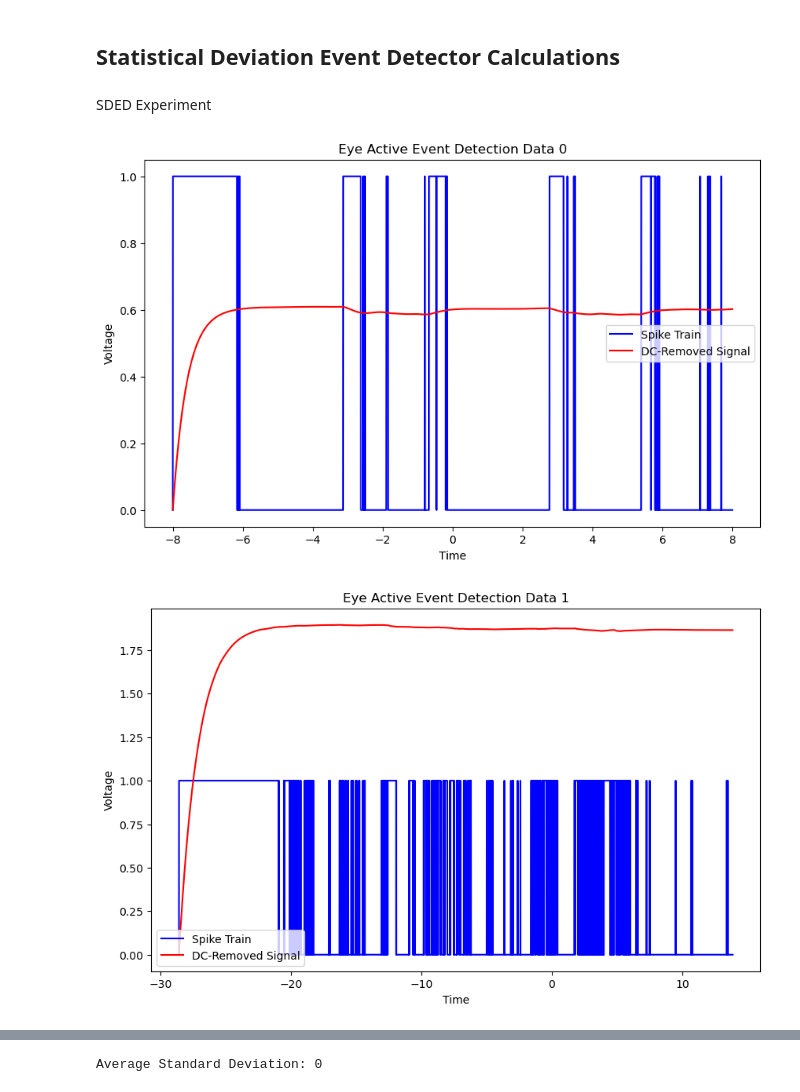
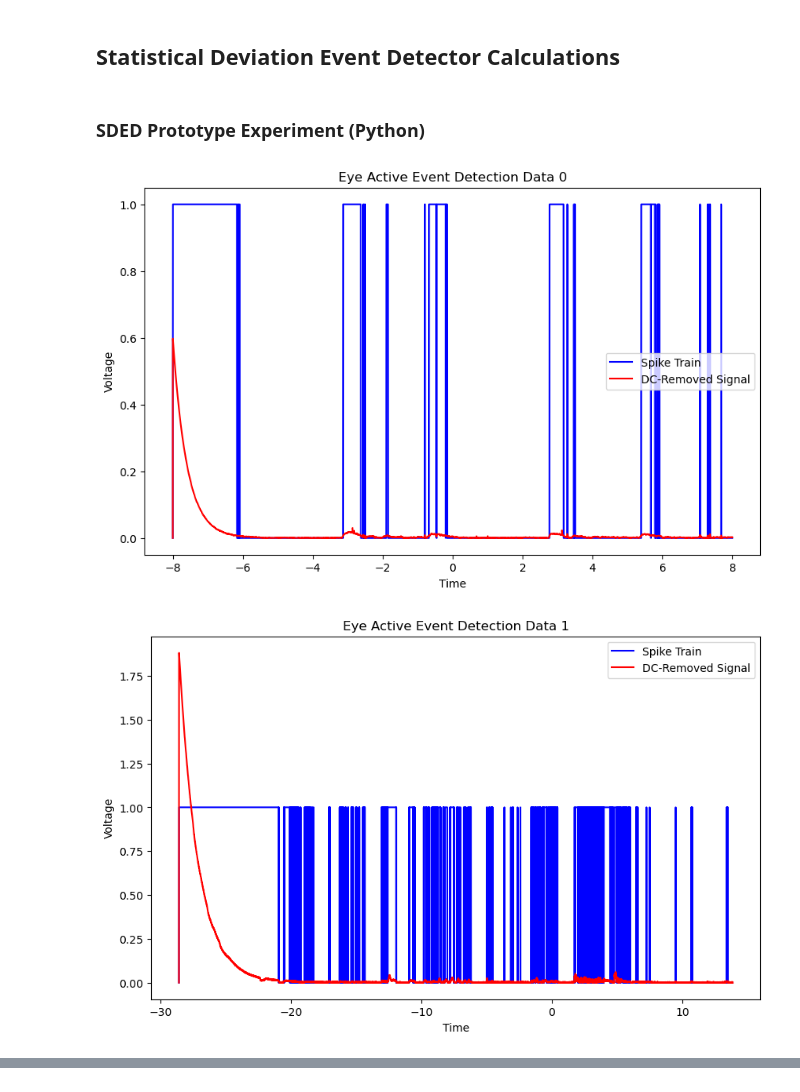
Before and after one commit to Keith-Khadar/Gh05t, a Jupyter notebook: ml-model/SDED.ipynb, the cells around one changed output, grey strips where cells are left out. Cells and saved outputs as stored; diff of their text form; code cells hidden in the pictures.

Commit message:
updated sded ipynb

```diff
--- a/ml-model/SDED.ipynb
+++ b/ml-model/SDED.ipynb
@@ -31,51 +29,51 @@ from scipy.signal import butter, filtfilt, welch
 # %%
 def apply_sded(x, eff_dc, alpha, delta):
     new_eff_dc = alpha * x + (1 - alpha) * eff_dc
-    spike = 1 if np.abs(x - new_eff_dc) > delta else 0
-    return new_eff_dc, spike
+    meas = np.abs(x - new_eff_dc)
+    spike = 1 if meas > delta else 0
+    return new_eff_dc, meas, spike
 
 def apply_sded_full(x, alpha, delta):
     eff_dc = np.zeros_like(x)
-    spike = np.zeros_like(x)
+    measures = np.zeros_like(x)
+    spikes = np.zeros_like(x)
     for i in range(1, len(x)):
-        eff_dc[i], spike[i] = apply_sded(x[i], eff_dc[i-1], alpha, delta)
-    return eff_dc, spike
+        eff_dc[i], measures[i], spikes[i] = apply_sded(x[i], eff_dc[i-1], alpha, delta)
+    return eff_dc, measures, spikes
-# %% [markdown]
-SDED Experiment
+# %% [markdown]
+### SDED Prototype Experiment (Python)
 # %%
 M = 10
 filter = - np.ones(M) / np.sqrt(M)
 applied_filter = 0
 scale = 1.2
 deviation = 0.005477277382981891 # Empirically determined standard deviation threshold
 threshold = scale*deviation # Empirically determined standard deviation threshold
 alpha = 0.005
 
 avg_std = 0
 
 #for i in range(10):
 for i in range(10):
     # Load the data
     data = pd.read_csv(f'eye_blinking{i}.csv', delimiter=',')
     # Drop Channel2
     data = data.drop(columns=['Channel2'])
     voltage = data['Channel1']
     time = data['Time']
     N = len(voltage)
     # Apply the filter
-    dc_removed_voltage, spike_train = apply_sded_full(voltage, alpha, threshold)
+    _, dc_removed_voltage, spike_train = apply_sded_full(voltage, alpha, threshold)
 
     # Plot the event detection
     plt.figure(figsize=(10, 6))
     plt.plot(time, spike_train, 'b', label='Spike Train')
     plt.plot(time, dc_removed_voltage, 'r', label='DC-Removed Signal')
     plt.legend()
     plt.xlabel('Time')
     plt.ylabel('Voltage')
     plt.title(f'Eye Active Event Detection Data {i}')
     plt.show()
-
-print(f'Average Standard Deviation: {avg_std}')
 # %% [output]
-[figure, old version]
+[figure, new version]
-[figure, old version]
+[figure, new version]
@@ -90 +87,0 @@ print(f'Average Standard Deviation: {avg_std}')
-Average Standard Deviation: 0
```
Also changed, not shown: parts of 5 cells of this notebook.
